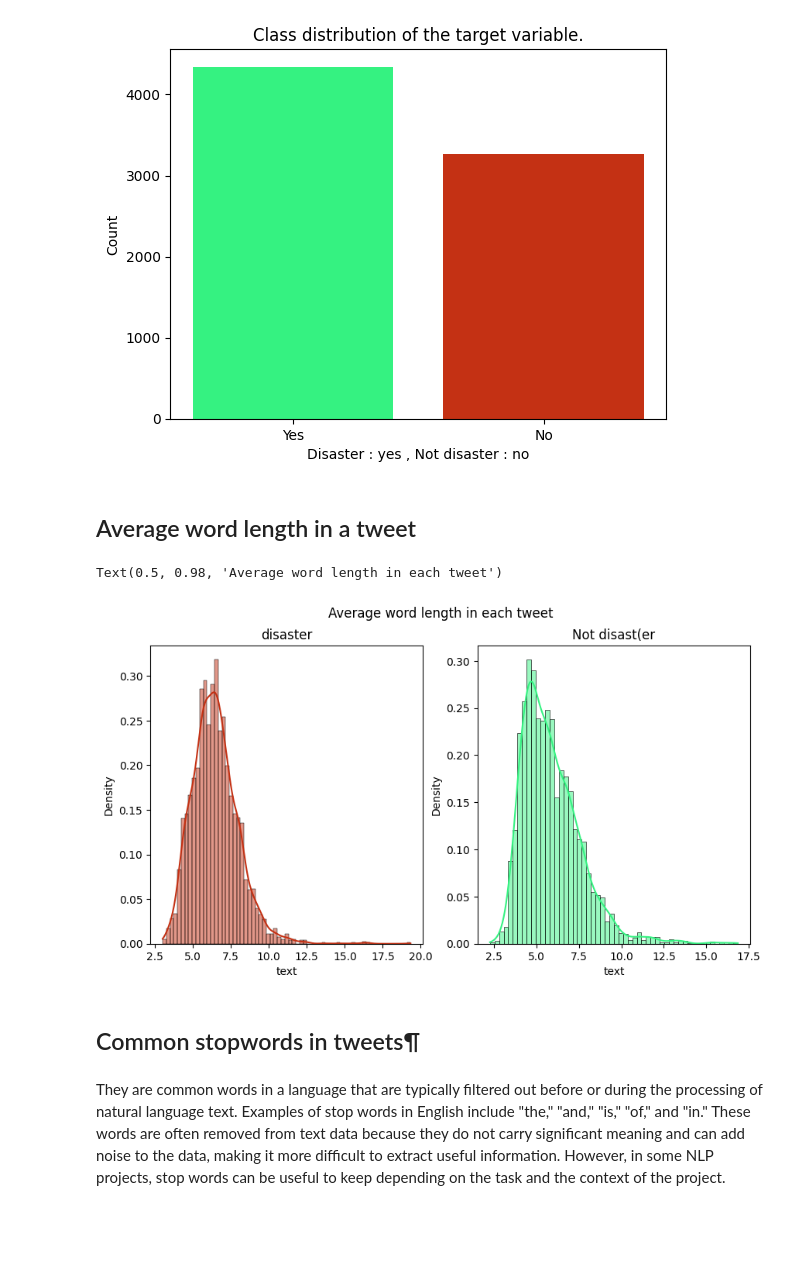
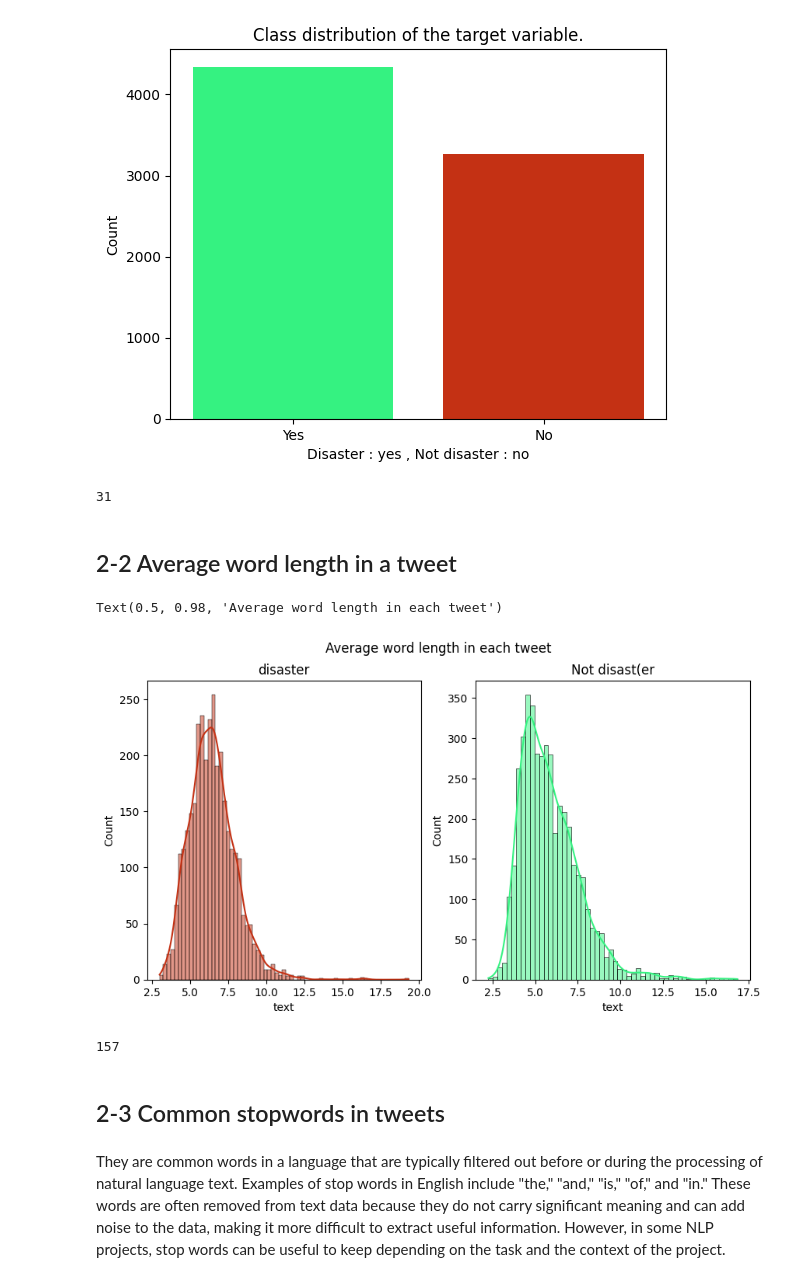
Before and after one commit to AmineMekki01/NLP_tweet_disaster_project, a Jupyter notebook: nlp_project.ipynb, the cells around one changed output. Cells and saved outputs as stored; diff of their text form; code cells hidden in the pictures; blank space fills up the shorter version.

```diff
--- a/nlp_project.ipynb
+++ b/nlp_project.ipynb
@@ -65,21 +69,29 @@ plt.bar(np.arange(2), x, color=['#35F281','#C43114'])
 # %% [output]
 <BarContainer object of 2 artists>
 [figure]
+# %%
+train['text'].apply(lambda x:len(str(x).split())).max()
+# %% [output]
+31
 # %% [markdown]
-## Average word length in a tweet
+## 2-2 Average word length in a tweet
 # %%
 fig,(ax1,ax2)=plt.subplots(1,2,figsize=(10,5))
 word=train[train['target']==1]['text'].str.split().apply(lambda x : [len(i) for i in x])
-sns.histplot(word.map(lambda x: np.mean(x)),ax=ax1,color='#C43114', kde=True, stat="density")
+sns.histplot(word.map(lambda x: np.mean(x)),ax=ax1,color='#C43114', kde=True)
 ax1.set_title('disaster')
 word=train[train['target']==0]['text'].str.split().apply(lambda x : [len(i) for i in x])
-sns.histplot(word.map(lambda x: np.mean(x)),ax=ax2,color='#35F281',kde=True, stat="density")
+sns.histplot(word.map(lambda x: np.mean(x)),ax=ax2,color='#35F281',kde=True)
 ax2.set_title('Not disast(er')
 fig.suptitle('Average word length in each tweet')
 # %% [output]
 Text(0.5, 0.98, 'Average word length in each tweet')
-[figure, old version]
+[figure, new version]
+# %%
+train['text'].apply(lambda x:len(str(x))).max()
+# %% [output]
+157
 # %% [markdown]
-## Common stopwords in tweets¶
+## 2-3 Common stopwords in tweets
 # %% [markdown]
 They are common words in a language that are typically filtered out before or during the processing of natural language text. Examples of stop words in English include "the," "and," "is," "of," and "in." These words are often removed from text data because they do not carry significant meaning and can add noise to the data, making it more difficult to extract useful information. However, in some NLP projects, stop words can be useful to keep depending on the task and the context of the project.
```
Also changed, not shown: parts of 37 cells of this notebook.
